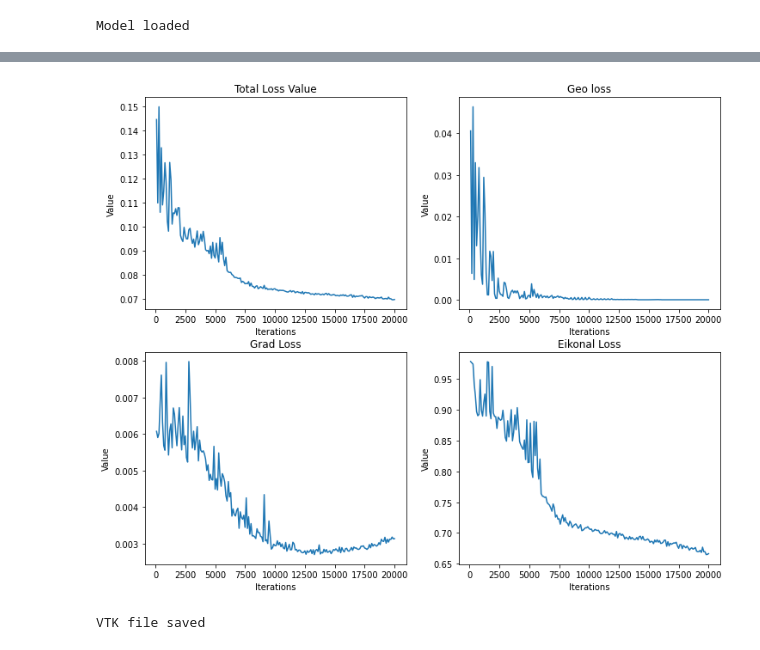
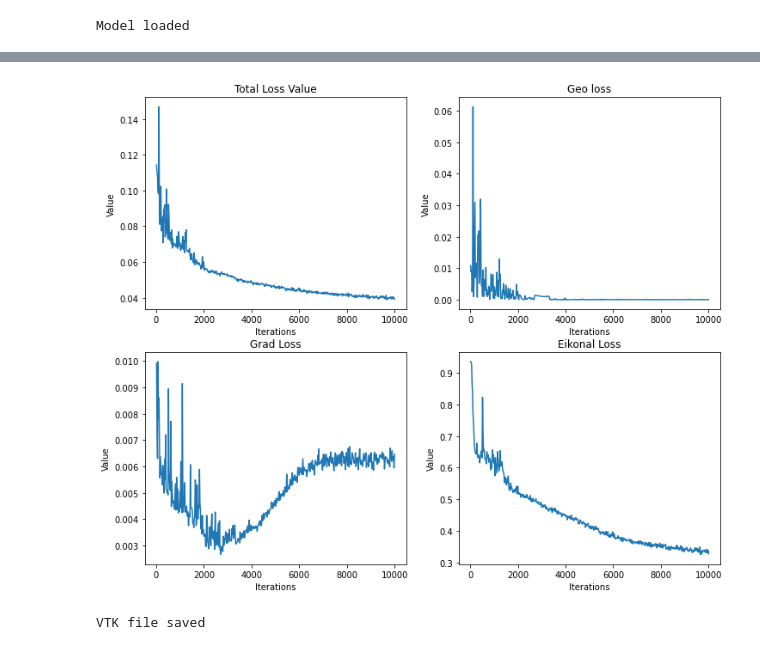
Before and after one commit to tranbaquang1708/GraduationThesis, a Jupyter notebook: IGR_3d.ipynb, the cells around one changed output, grey strips where cells are left out. Cells and saved outputs as stored; diff of their text form; code cells hidden in the pictures.

```diff
--- a/IGR_3d.ipynb
+++ b/IGR_3d.ipynb
@@ -37,28 +37,27 @@ device = torch.device('cuda' if torch.cuda.is_available() else 'cpu')
 # %%
 # Define data set name and constraint type
 dataset_name = 'stanford-bunny'
-constraint_name = 'Eikonal'
-prev_iteration = 10000
-iteration = 10000
+constraint_name = 'Eikonal_3atp'
+prev_epoch = 9000
+epoch = 1000
 batch_size = 16384
 # %%
 # Load points from file
 filename = mp + '/dataset/3d/' + dataset_name + '.xyz'
-dataset, normal_vectors = Utils.read_txt3(filename, device=device)
+data = Utils.read_txt3(filename, k_distance=50, device=device)
 # %%
-traineddata_path = mp + '/models/' + dataset_name + '_' + constraint_name + '_' + str(prev_iteration) + '.traineddata'
+traineddata_path = mp + '/models/' + dataset_name + '_' + constraint_name + '_' + str(prev_epoch) + '.traineddata'
 model, optimizer, scheduler = Network.load_model(traineddata_path, dimension=3, device=device)
 # %% [output]
 Model loaded
 # %%
 outfile = mp + '/figures/loss_value/' + dataset_name + '_' + constraint_name + '.npy'
-model, optimizer, scheduler = Reconstruction.train(iteration,
+model, optimizer, scheduler = Reconstruction.train(epoch,
                              model,
                              optimizer,
                              scheduler,
+                             data,
                              batch_size=batch_size,
-                             points=dataset,
-                             normal_vectors=normal_vectors,
                              loss_output_path=outfile,
                              device=device)
 # %% [output]
@@ -82,2 +81,2 @@ Surface loss: 1.2309876183280721e-05   Normal loss: 0.0031317751854658127   Cons
-[figure, old version]
+[figure, new version]
 # %%
```
Also changed, not shown: parts of 8 cells of this notebook.
